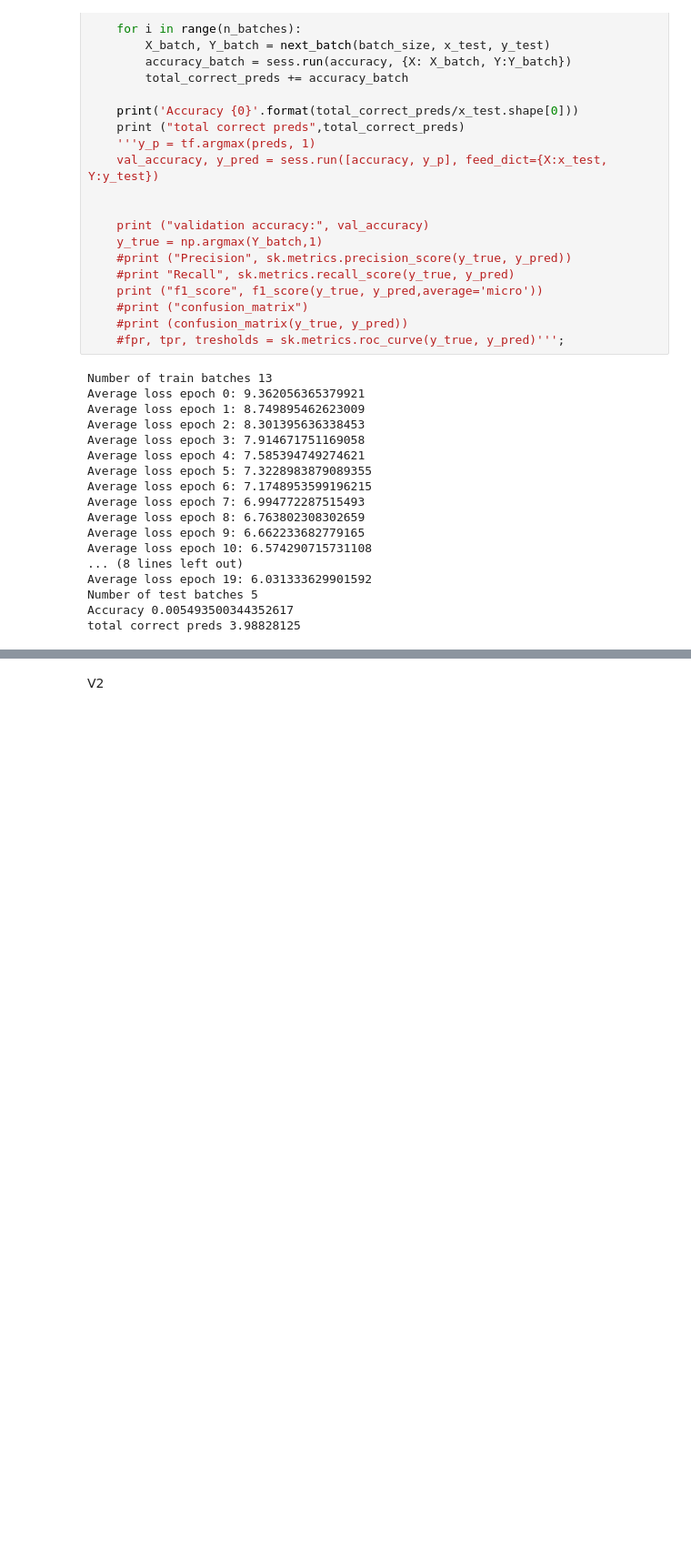
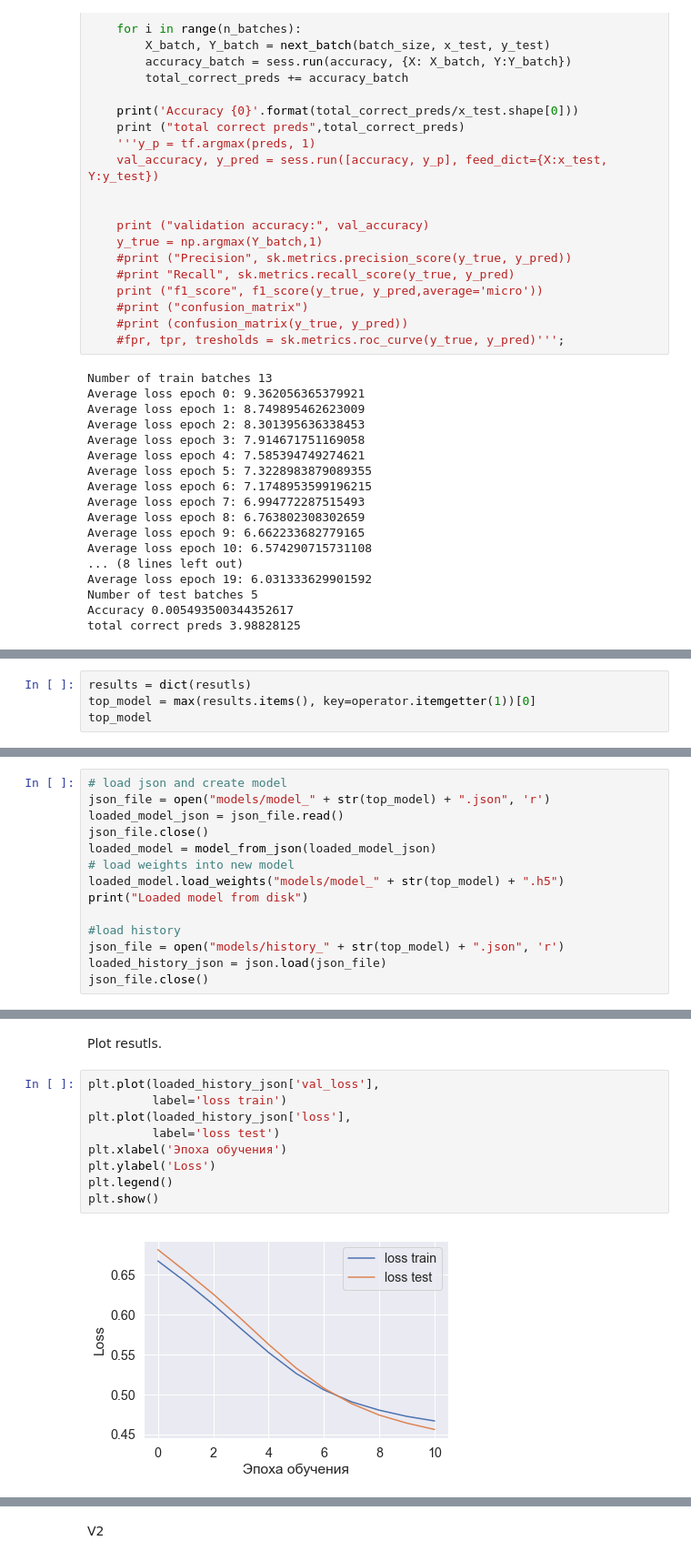
Before and after one commit to Espad/DS_6, a Jupyter notebook: Task_1.ipynb, the cells around one changed output, grey strips where cells are left out. Shown: that part at 91% size. Saved outputs shown, nothing was run; the diff lists cells and outputs as text; blank space fills up the shorter version.

```diff
--- a/Task_1.ipynb
+++ b/Task_1.ipynb
@@ -627,0 +685,4 @@ Epoch 5/5
+# %%
+results = dict(resutls)
+top_model = max(results.items(), key=operator.itemgetter(1))[0]
+top_model
@@ -627,0 +691,14 @@ Epoch 5/5
+# %%
+# load json and create model
+json_file = open("models/model_" + str(top_model) + ".json", 'r')
+loaded_model_json = json_file.read()
+json_file.close()
+loaded_model = model_from_json(loaded_model_json)
+# load weights into new model
+loaded_model.load_weights("models/model_" + str(top_model) + ".h5")
+print("Loaded model from disk")
+
+#load history
+json_file = open("models/history_" + str(top_model) + ".json", 'r')
+loaded_history_json = json.load(json_file)
+json_file.close()
@@ -634,0 +732,13 @@ y_predicted_scores[y_predicted_scores<0.5] = 0
+# %% [markdown]
+Plot resutls.
+# %%
+plt.plot(loaded_history_json['val_loss'],
+         label='loss train')
+plt.plot(loaded_history_json['loss'],
+         label='loss test')
+plt.xlabel('Эпоха обучения')
+plt.ylabel('Loss')
+plt.legend()
+plt.show()
+# %% [output]
+[figure, added]
```
Also changed, not shown: parts of 39 cells of this notebook, 1 other file.
